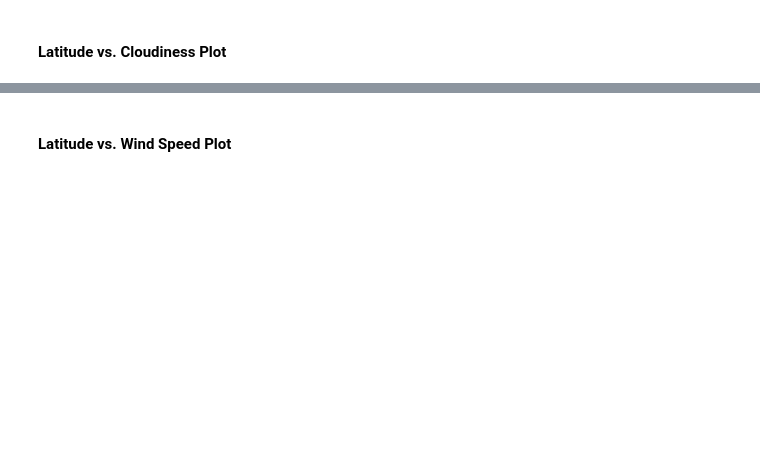
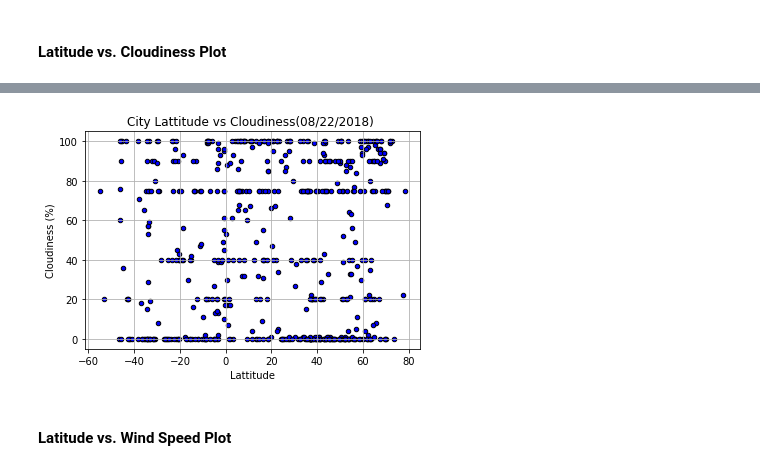
Before and after one commit to shilpiray/WeatherPy, a Jupyter notebook: WeatherPy.ipynb, the cells around one changed output, grey strips where cells are left out. Cells and saved outputs as stored; diff of their text form; code cells hidden in the pictures; blank space fills up the shorter version.

```diff
--- a/WeatherPy.ipynb
+++ b/WeatherPy.ipynb
@@ -117,2 +189,12 @@ dtype: int64
+# %%
+weather_df.plot.scatter(x='Lat',y='Cloudiness',c='Blue',edgecolors = 'black')
+plt.xlabel("Lattitude")
+plt.ylabel("Cloudiness (%)")
+plt.title("City Lattitude vs Cloudiness(08/22/2018) ")
+plt.grid()
+plt.savefig("City_Lattitude_vs_Cloudiness.png")
+plt.show()
+# %% [output]
+[figure, added]
 # %% [markdown]
 #### Latitude vs. Wind Speed Plot
```
Also changed, not shown: parts of 15 cells of this notebook, 6 other files.
